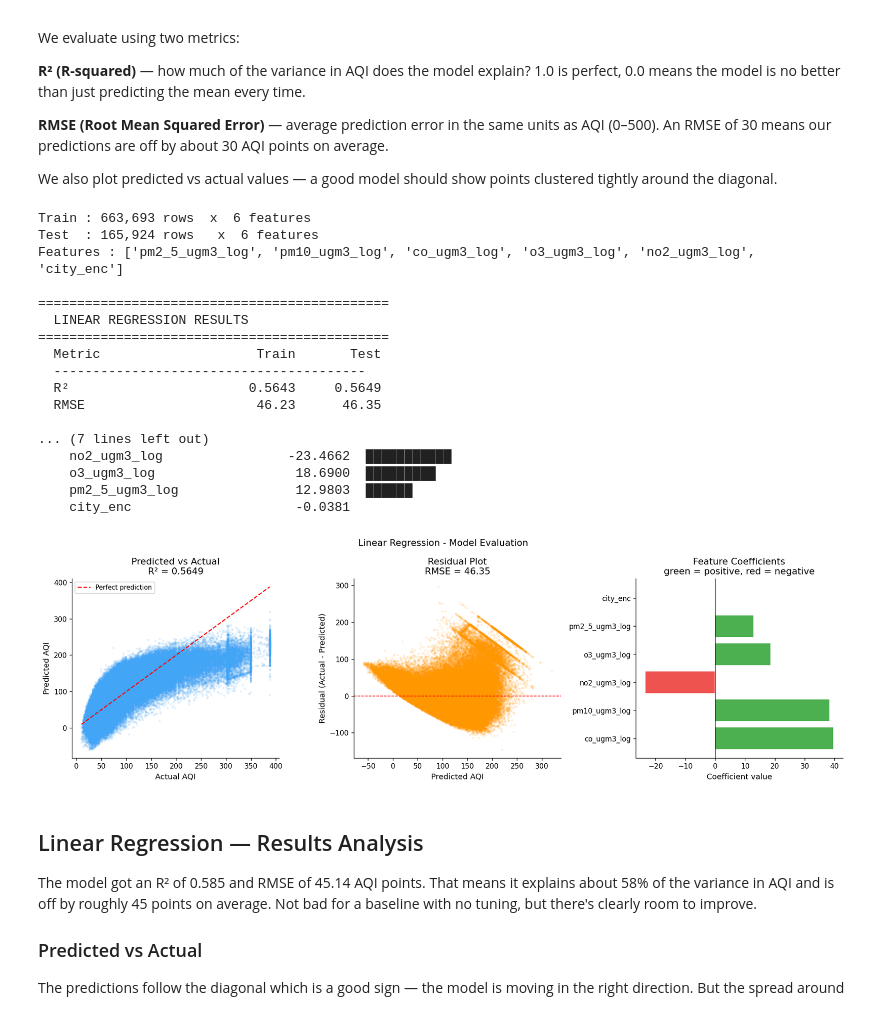
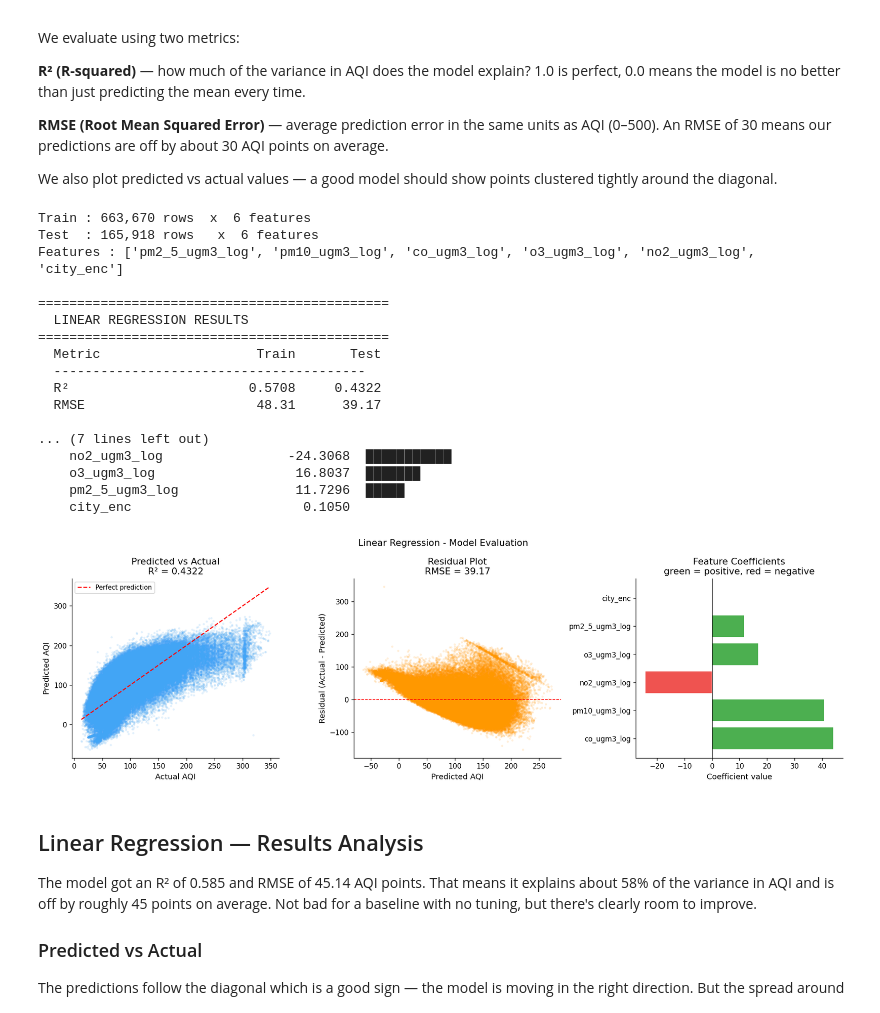
Before and after one commit to rachitgoyal14/vayu, a Jupyter notebook: final.ipynb, the cells around one changed output. Saved outputs shown, nothing was run; the diff lists cells and outputs as text; code cells hidden in the pictures.

```diff
--- a/final.ipynb
+++ b/final.ipynb
@@ -1729,8 +1781,8 @@ train_reg = pd.read_csv('./data/cleaned/01_regression/regression_train.csv')
 test_reg  = pd.read_csv('./data/cleaned/01_regression/regression_test.csv')
 
 # last column is AQI target, everything else is features
-TARGET      = 'AQI'
-FEAT_COLS   = [c for c in train_reg.columns if c != TARGET]
+TARGET      = 'AQI_next'
+FEAT_COLS = [c for c in train_reg.columns if c != TARGET]
 
 X_train = train_reg[FEAT_COLS]
 y_train = train_reg[TARGET]
@@ -1804,42 +1856,42 @@ axes[0].legend(fontsize=9)
 # residuals
 residuals = y_test - y_pred_test
 axes[1].scatter(y_pred_test, residuals, alpha=0.1,
                 color='#FF9800', s=5, rasterized=True)
 axes[1].axhline(0, color='red', linestyle='--', linewidth=1)
 axes[1].set_xlabel('Predicted AQI')
 axes[1].set_ylabel('Residual (Actual - Predicted)')
 axes[1].set_title(f'Residual Plot\nRMSE = {rmse_test:.2f}')
 
 # coefficient bar chart
 colors = ['#4CAF50' if v > 0 else '#EF5350' for v in coef_df['coefficient']]
 axes[2].barh(coef_df['feature'], coef_df['coefficient'],
              color=colors, edgecolor='white')
 axes[2].axvline(0, color='black', linewidth=0.8)
 axes[2].set_xlabel('Coefficient value')
 axes[2].set_title('Feature Coefficients\ngreen = positive, red = negative')
 
 plt.suptitle('Linear Regression - Model Evaluation', fontsize=13)
 plt.tight_layout()
 plt.show()
 # %% [output]
-Train : 663,693 rows  x  6 features
-Test  : 165,924 rows   x  6 features
+Train : 663,670 rows  x  6 features
+Test  : 165,918 rows   x  6 features
 Features : ['pm2_5_ugm3_log', 'pm10_ugm3_log', 'co_ugm3_log', 'o3_ugm3_log', 'no2_ugm3_log', 'city_enc']
 
 =============================================
   LINEAR REGRESSION RESULTS
 =============================================
   Metric                    Train       Test
   ----------------------------------------
-  R²                       0.5643     0.5649
-  RMSE                      46.23      46.35
+  R²                       0.5708     0.4322
+  RMSE                      48.31      39.17
 
 ... (7 lines left out)
-    no2_ugm3_log                -23.4662  ███████████
-    o3_ugm3_log                  18.6900  █████████
-    pm2_5_ugm3_log               12.9803  ██████
-    city_enc                     -0.0381
+    no2_ugm3_log                -24.3068  ███████████
+    o3_ugm3_log                  16.8037  ███████
+    pm2_5_ugm3_log               11.7296  █████
+    city_enc                      0.1050
-[figure, old version]
+[figure, new version]
 # %% [markdown]
 ## Linear Regression — Results Analysis
 
```
Also changed, not shown: parts of 12 cells of this notebook, 2 other files.
